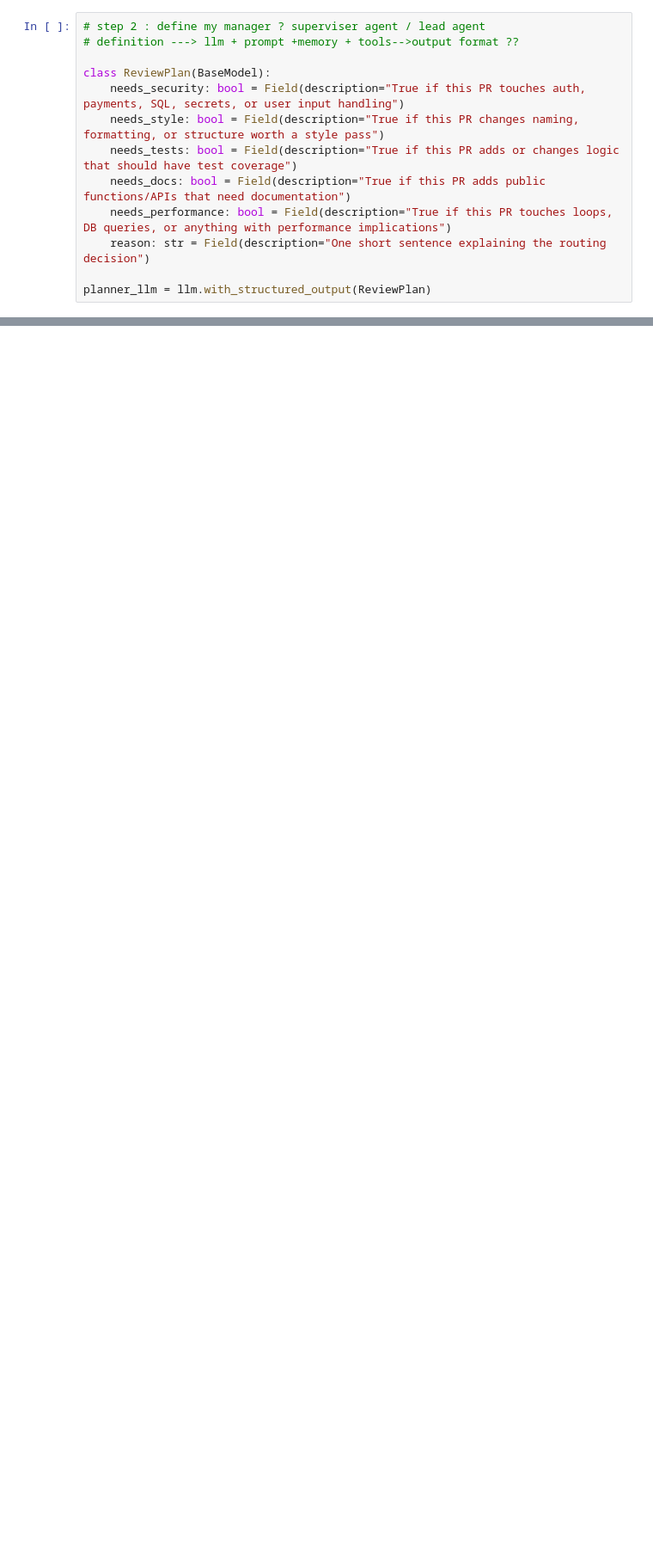
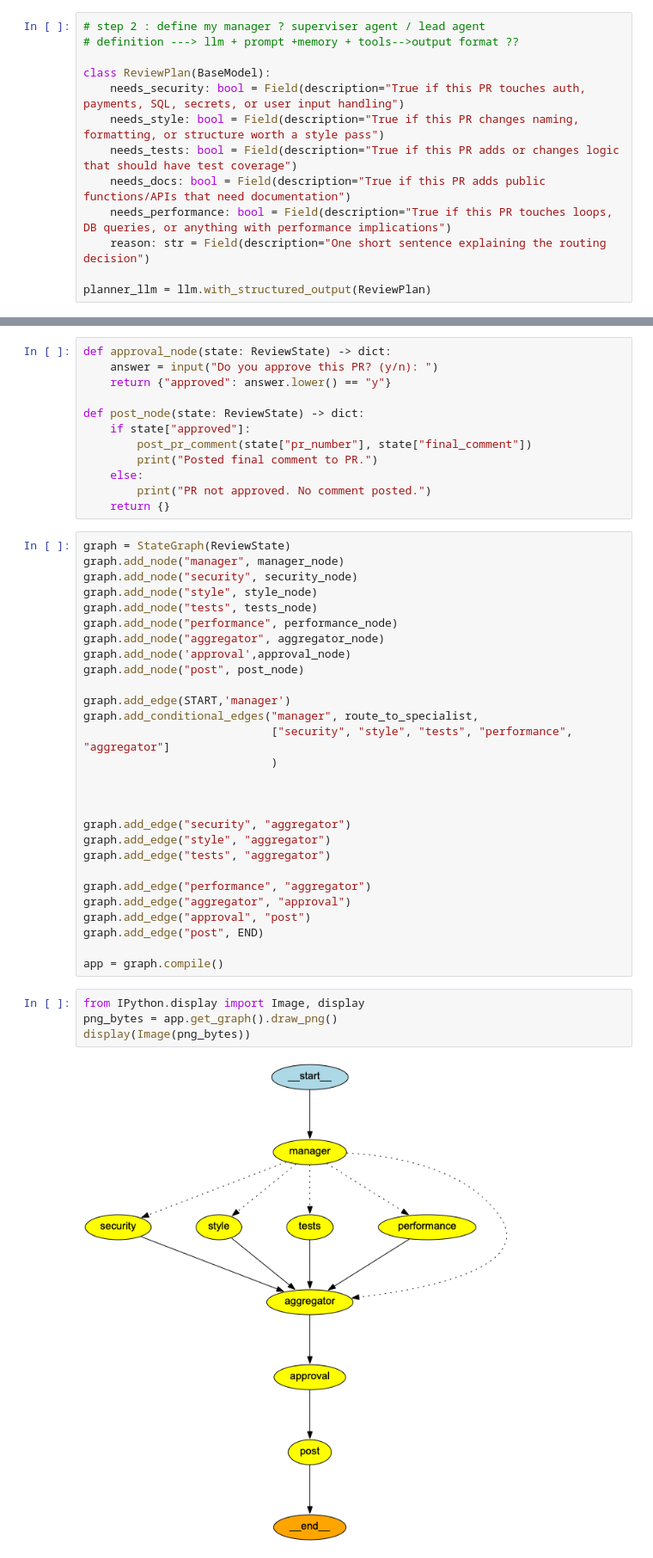
Before and after one commit to rahul8879/coding_ninja_genai, a Jupyter notebook: 05_Agentic_AI/session-07/01_centrlised_agent.ipynb, the cells around one changed output, grey strips where cells are left out. Shown at 86% size. Cells and saved outputs as stored; diff of their text form; blank space fills up the shorter version.

```diff
--- a/05_Agentic_AI/session-07/01_centrlised_agent.ipynb
+++ b/05_Agentic_AI/session-07/01_centrlised_agent.ipynb
@@ -117,0 +250,46 @@ ReviewPlan(needs_security=True, needs_style=False, needs_tests=True, needs_docs=
+# %%
+def approval_node(state: ReviewState) -> dict:
+    answer = input("Do you approve this PR? (y/n): ")
+    return {"approved": answer.lower() == "y"}
+
+def post_node(state: ReviewState) -> dict:
+    if state["approved"]:
+        post_pr_comment(state["pr_number"], state["final_comment"])
+        print("Posted final comment to PR.")
+    else:
+        print("PR not approved. No comment posted.")
+    return {}
+# %%
+graph = StateGraph(ReviewState)
+graph.add_node("manager", manager_node)
+graph.add_node("security", security_node)
+graph.add_node("style", style_node)
+graph.add_node("tests", tests_node)
+graph.add_node("performance", performance_node)
+graph.add_node("aggregator", aggregator_node)
+graph.add_node('approval',approval_node)
+graph.add_node("post", post_node)
+
+graph.add_edge(START,'manager')
+graph.add_conditional_edges("manager", route_to_specialist,
+                            ["security", "style", "tests", "performance", "aggregator"]
+                            )
+
+
+
+graph.add_edge("security", "aggregator")
+graph.add_edge("style", "aggregator")
+graph.add_edge("tests", "aggregator")
+
+graph.add_edge("performance", "aggregator")
+graph.add_edge("aggregator", "approval")
+graph.add_edge("approval", "post")
+graph.add_edge("post", END)
+
+app = graph.compile()
+# %%
+from IPython.display import Image, display
+png_bytes = app.get_graph().draw_png()
+display(Image(png_bytes))
+# %% [output]
+[figure, added]
```
Also changed, not shown: parts of 17 cells of this notebook.
